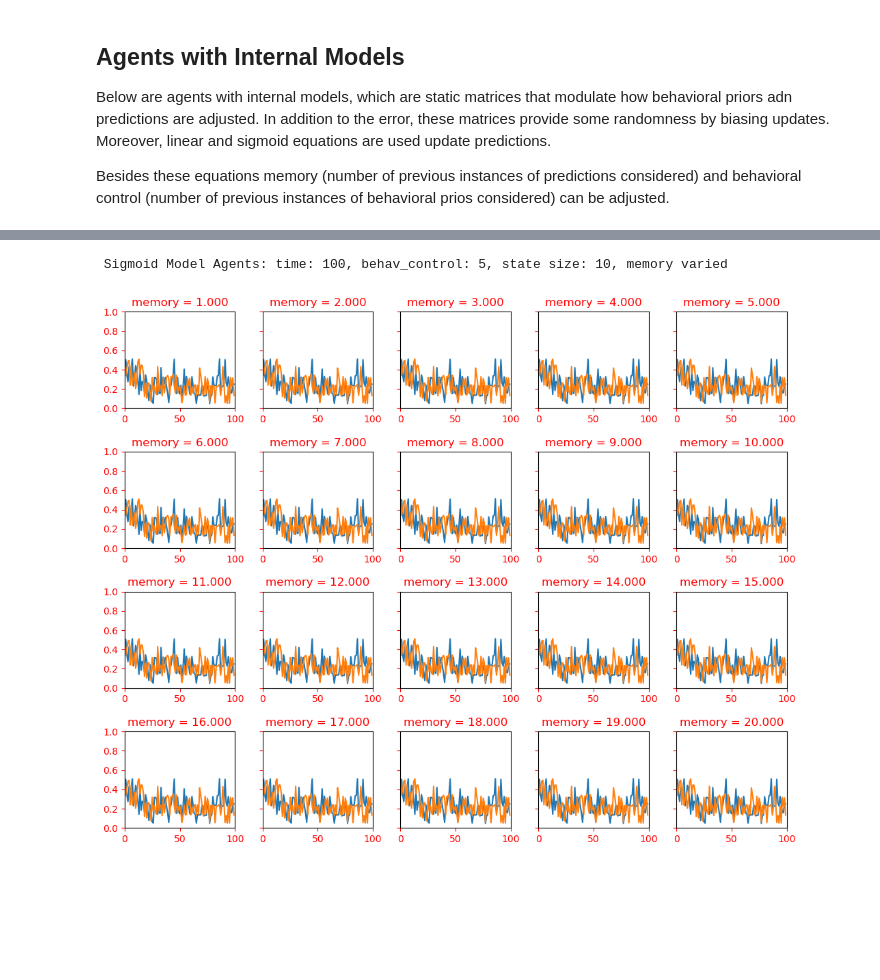
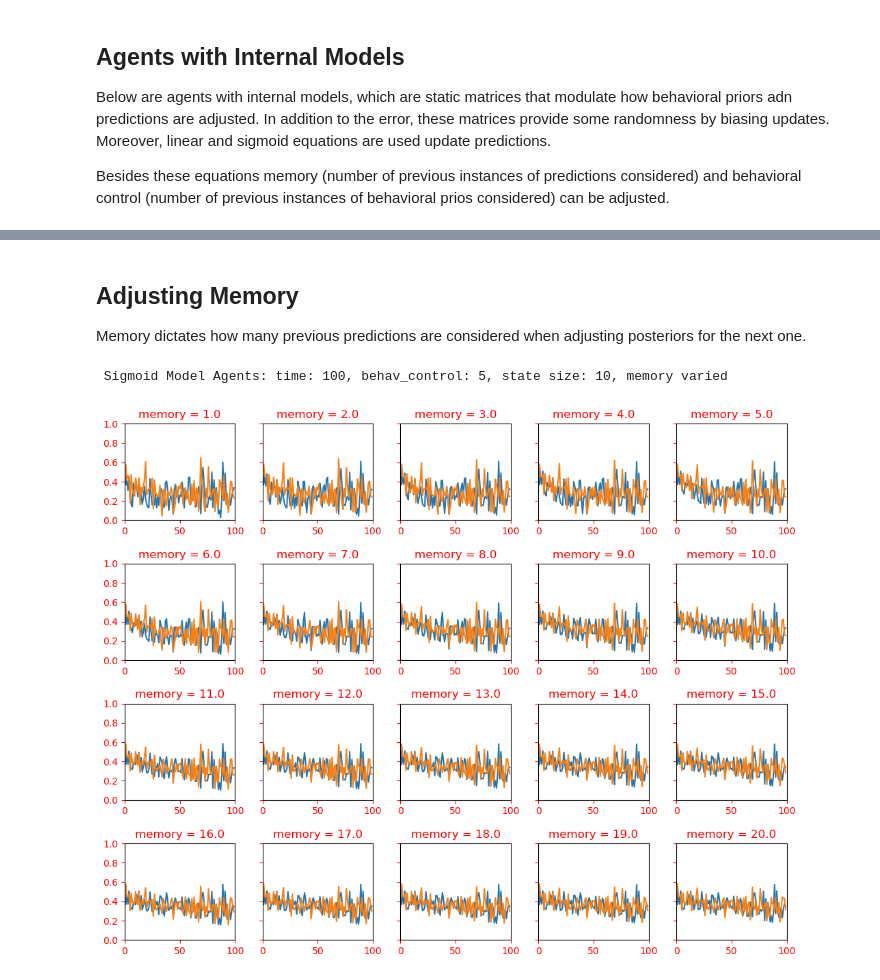
Before and after one commit to rpassas/Social_AI, a Jupyter notebook: experiments.ipynb, the cells around one changed output, grey strips where cells are left out. Cells and saved outputs as stored; diff of their text form; code cells hidden in the pictures; blank space fills up the shorter version.

```diff
--- a/experiments.ipynb
+++ b/experiments.ipynb
@@ -10,9 +10,7 @@ Below are agents with internal models, which are static matrices that modulate h
 
 Besides these equations memory (number of previous instances of predictions considered) and behavioral control (number of previous instances of behavioral prios considered) can be adjusted.
 # %%
-from world import World
-import matplotlib.pyplot as plt
-m_m_world = World(state_size = 35, time = 300, agent=["model_sig", "model_sig"], memory=[5, 5], behav_control=[5, 5])
+m_m_world = World(state_size = 35, time = 300, agent=["model_sig", "model_sig"], memory=[1, 1], behav_control=[1, 1], seed=7)
 
 m_m_world.create_agents()
 m_m_world.run()
@@ -40,7 +43,7 @@ plt.show()
 w = 2.5; h = 2.5
 ncols = 5
 nrows = 2
-param_vals = [i*2 for i in range(1, ncols*nrows+1)]
+param_vals = [i for i in range(0, ncols*nrows)]
 tups = list(it.product(range(nrows), range(ncols)))
 
 fig, ax = plt.subplots(nrows, ncols, figsize=(w*ncols, h*nrows), dpi=100,
@@ -51,7 +54,7 @@ time = [i for i in range(t)]
 
 for ix, param in enumerate(param_vals):
     # experiments
-    world = World(state_size = 10, time = t, agent=["model_sig", "model_sig"], memory=[5, 5], behav_control=[5, 5], model_var=[param, param], seed=4)
+    world = World(state_size = 10, time = t, agent=["model_sig", "model_sig"], memory=[1, 1], behav_control=[1, 1], model_var=[param, param], seed=7)
     world.create_agents()
     world.run()
     agents = world.get_agents()
@@ -65,7 +68,7 @@ for ix, param in enumerate(param_vals):
     # plots
     ax[ai].plot(time, costs[0])
     ax[ai].plot(time, costs[1])
-    ax[ai].set_title('state size = %.3f'%param, color='red')
+    ax[ai].set_title('model variance = %.1f'%param, color='red')
     ax[ai].set_xlim(0,t)
     ax[ai].set_ylim(0,1)
     ax[ai].tick_params(axis='x', colors='red')
@@ -88,7 +137,7 @@ time = [i for i in range(t)]
 
 for ix, param in enumerate(param_vals):
     # experiments
-    world = World(state_size = param, time = t, agent=["model_sig", "model_sig"], memory=[5, 5], behav_control=[5, 5], seed=4)
+    world = World(state_size = param, time = t, agent=["model_sig", "model_sig"], memory=[1, 1], behav_control=[1, 1], seed=7)
     world.create_agents()
     world.run()
     agents = world.get_agents()
@@ -102,7 +151,7 @@ for ix, param in enumerate(param_vals):
     # plots
     ax[ai].plot(time, costs[0])
     ax[ai].plot(time, costs[1])
-    ax[ai].set_title('state size = %.3f'%param, color='red')
+    ax[ai].set_title('state size = %.1f'%param, color='red')
     ax[ai].set_xlim(0,t)
     ax[ai].set_ylim(0,1)
     ax[ai].tick_params(axis='x', colors='red')
@@ -125,7 +177,7 @@ time = [i for i in range(t)]
 
 for ix, param in enumerate(param_vals):
     # experiments
-    world = World(state_size = param, time = t, agent=["model_lin", "model_lin"], memory=[5, 5], behav_control=[5, 5], seed=4)
+    world = World(state_size = param, time = t, agent=["model_lin", "model_lin"], memory=[1, 1], behav_control=[1, 1], seed=7)
     world.create_agents()
     world.run()
     agents = world.get_agents()
@@ -139,7 +191,7 @@ for ix, param in enumerate(param_vals):
     # plots
     ax[ai].plot(time, costs[0])
     ax[ai].plot(time, costs[1])
-    ax[ai].set_title('state size = %.3f'%param, color='red')
+    ax[ai].set_title('state size = %.1f'%param, color='red')
     ax[ai].set_xlim(0,t)
     ax[ai].set_ylim(0,1)
     ax[ai].tick_params(axis='x', colors='red')
@@ -153,3 +205,6 @@ plt.show()
+# %% [markdown]
+## Adjusting Memory
+Memory dictates how many previous predictions are considered when adjusting posteriors for the next one.
 # %%
 w = 2.5; h = 2.5
 ncols = 5
@@ -160,33 +215,33 @@ tups = list(it.product(range(nrows), range(ncols)))
 fig, ax = plt.subplots(nrows, ncols, figsize=(w*ncols, h*nrows), dpi=100,
                        sharey=True)#, sharex=True)
 plt.subplots_adjust(wspace=0.25,hspace=0.45)
 t = 100
 time = [i for i in range(t)]
 
 for ix, param in enumerate(param_vals):
     # experiments
-    world = World(state_size = 10, time = t, agent=["model_sig", "model_sig"], memory=[param, param], behav_control=[5, 5], seed=4)
+    world = World(state_size = 10, time = t, agent=["model_sig", "model_sig"], memory=[param, param], behav_control=[1, 1], seed=7)
     world.create_agents()
     world.run()
     agents = world.get_agents()
     errors = world.get_errors()
     preds = world.get_pred()
     priors = world.get_behav_priors()
     costs = world.get_costs()
 
     ai = tups[ix]
 
     # plots
     ax[ai].plot(time, costs[0])
     ax[ai].plot(time, costs[1])
-    ax[ai].set_title('memory = %.3f'%param, color='red')
+    ax[ai].set_title('memory = %.1f'%param, color='red')
     ax[ai].set_xlim(0,t)
     ax[ai].set_ylim(0,1)
     ax[ai].tick_params(axis='x', colors='red')
     ax[ai].tick_params(axis='y', colors='red')
 
 print("\n Sigmoid Model Agents: time: 100, behav_control: 5, state size: 10, memory varied")
 plt.show()
 # %% [output]
  Sigmoid Model Agents: time: 100, behav_control: 5, state size: 10, memory varied
-[figure, old version]
+[figure, new version]
```
Also changed, not shown: parts of 21 cells of this notebook, 5 other files.
